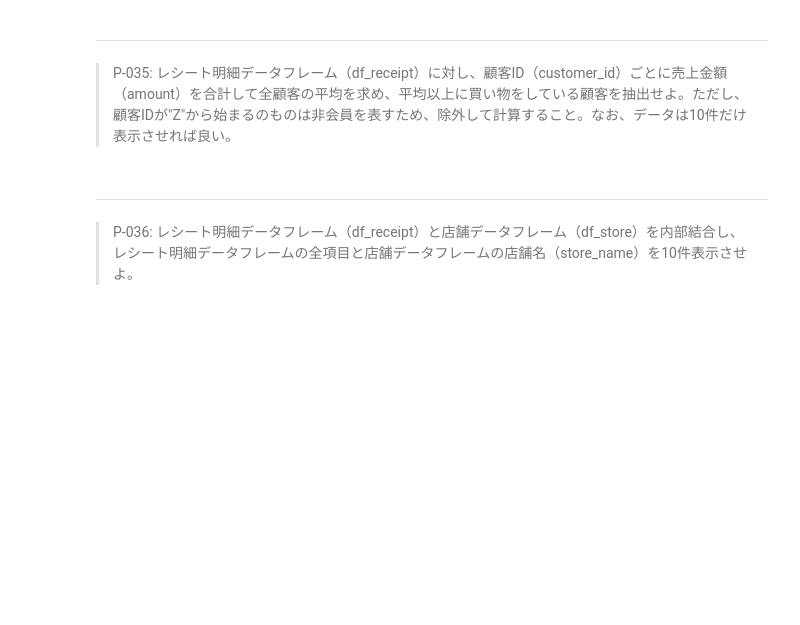
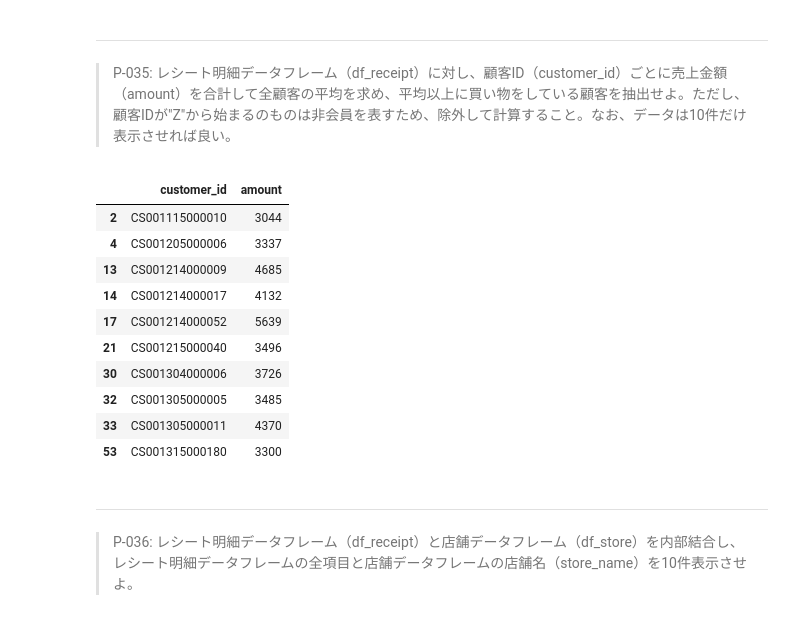
Before and after one commit to jackfrostwillbeking/100knocks-preprocess, a Jupyter notebook: docker/work/preprocess_knock_Python.ipynb, the cells around one changed output. Drawn from its saved outputs; the diff is of its cells as text; code cells hidden in the pictures; blank space fills up the shorter version.

```diff
--- a/docker/work/preprocess_knock_Python.ipynb
+++ b/docker/work/preprocess_knock_Python.ipynb
@@ -558,6 +597,22 @@ df_receipt.groupby('store_cd').amount.var(ddof=0).reset_index().sort_values('amo
 # %% [markdown]
 ---
 > P-035: レシート明細データフレーム（df_receipt）に対し、顧客ID（customer_id）ごとに売上金額（amount）を合計して全顧客の平均を求め、平均以上に買い物をしている顧客を抽出せよ。ただし、顧客IDが"Z"から始まるのものは非会員を表すため、除外して計算すること。なお、データは10件だけ表示させれば良い。
+# %%
+mean=df_receipt[~df_receipt['customer_id'].str.startswith('Z')].groupby('customer_id').amount.sum().mean()
+tmp=df_receipt[~df_receipt['customer_id'].str.startswith('Z')].groupby('customer_id').amount.sum().reset_index()
+tmp[tmp['amount'] >= mean].head(10)
+# %% [output]
+|  | customer_id | amount |
+| 2 | CS001115000010 | 3044 |
+| 4 | CS001205000006 | 3337 |
+| 13 | CS001214000009 | 4685 |
+| 14 | CS001214000017 | 4132 |
+| 17 | CS001214000052 | 5639 |
+| 21 | CS001215000040 | 3496 |
+| 30 | CS001304000006 | 3726 |
+| 32 | CS001305000005 | 3485 |
+| 33 | CS001305000011 | 4370 |
+| 53 | CS001315000180 | 3300 |
 # %% [markdown]
 ---
 > P-036: レシート明細データフレーム（df_receipt）と店舗データフレーム（df_store）を内部結合し、レシート明細データフレームの全項目と店舗データフレームの店舗名（store_name）を10件表示させよ。
```
Also changed, not shown: parts of 4 cells of this notebook.
